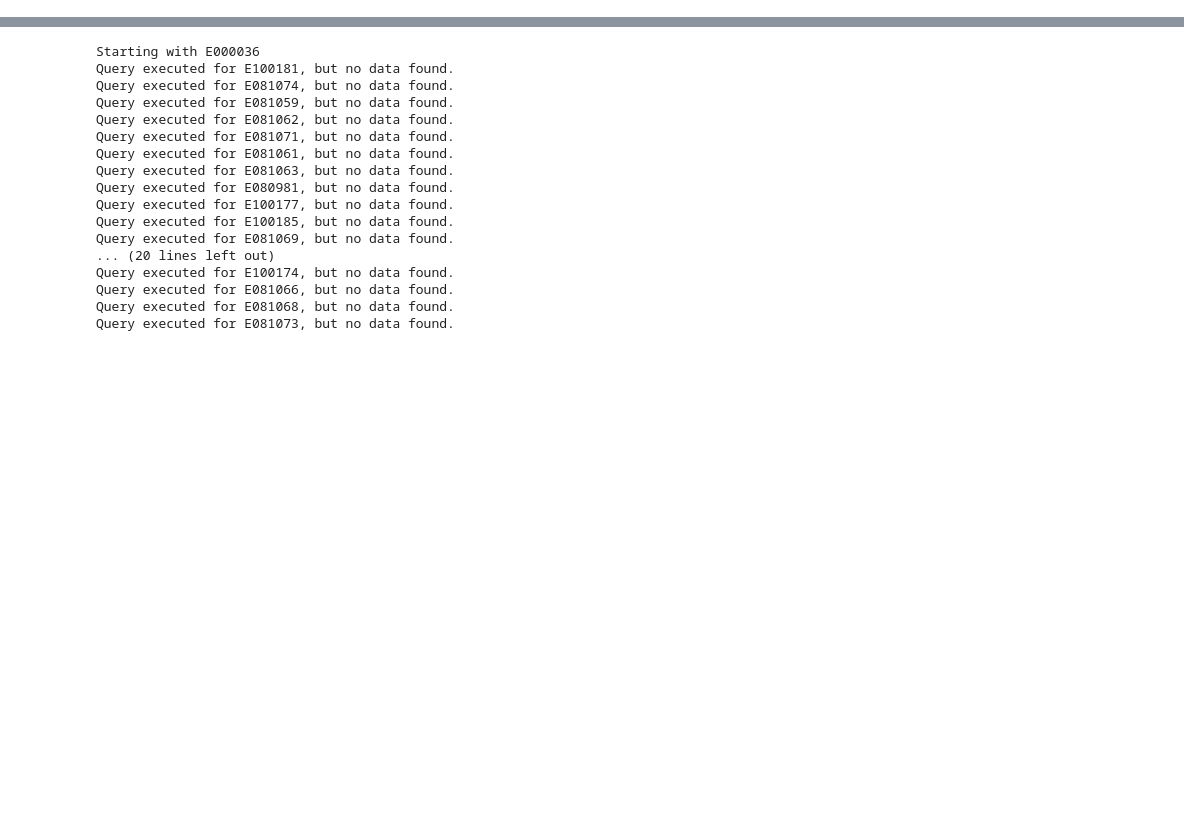
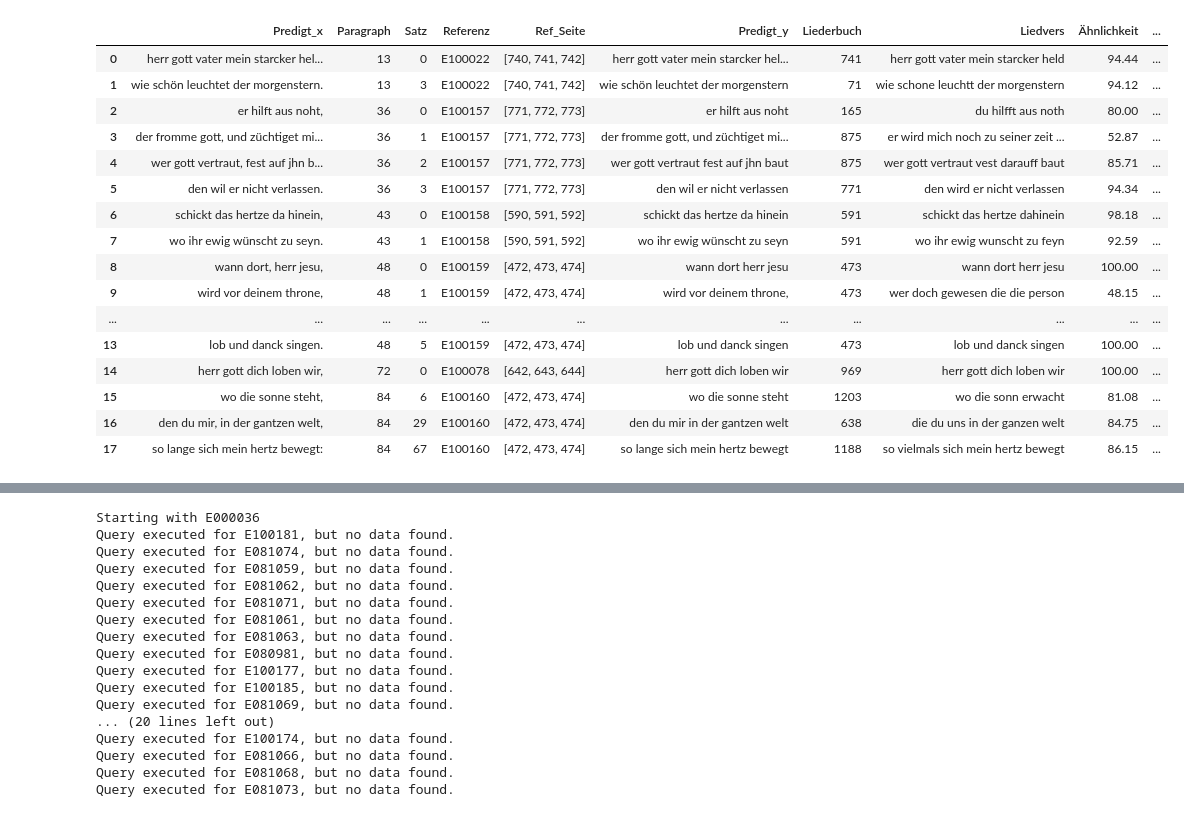
Before and after one commit to umj95/orgelpredigt_analyse, a Jupyter notebook: chunked_sermon_song_search.ipynb, the cells around one changed output, grey strips where cells are left out. Drawn from its saved outputs; the diff is of its cells as text; code cells hidden in the pictures; blank space fills up the shorter version.

```diff
--- a/chunked_sermon_song_search.ipynb
+++ b/chunked_sermon_song_search.ipynb
@@ -191,0 +250,38 @@ fuzziness = 80
+# %%
+validation = []
+for i in range(len(sermon.chunked)):                # for each paragraph
+    for j in range(len(sermon.chunked[i])):         # for each sentence
+        if " musikwerk" in sermon.chunked[i][j]["types"]:
+            line = " ".join(sermon.chunked[i][j]["words"])
+            refs = ", ".join(set(flatten(sermon.chunked[i][j]["references"])))
+            validation.append([line, i, j, refs])
+
+known_hits = pd.DataFrame(validation, columns=["Predigt", "Paragraph", "Satz", "Referenz"])
+known_hits = known_hits[known_hits['Referenz'].apply(is_song_in_book)]
+known_hits["Ref_Seite"] = known_hits['Referenz'].apply(song_page)
+
+converged_df = pd.merge(known_hits, guessed_hits, on=['Paragraph','Satz'], how='inner')
+converged_df["in_page_list"]  = converged_df.apply(lambda row: row['Liederbuch'] in row['Ref_Seite'], axis=1)
+
+# analysis
+val_hits = len(known_hits)
+
+merged_df = pd.merge(guessed_hits, known_hits, on=['Paragraph', 'Satz'], how='left', indicator=True)
+# %% [output]
+|  | Predigt_x | Paragraph | Satz | Referenz | Ref_Seite | Predigt_y | Liederbuch | Liedvers | Ähnlichkeit | ... |
+| 0 | herr gott vater mein starcker hel... | 13 | 0 | E100022 | [740, 741, 742] | herr gott vater mein starcker hel... | 741 | herr gott vater mein starcker held | 94.44 | ... |
+| 1 | wie schön leuchtet der morgenstern. | 13 | 3 | E100022 | [740, 741, 742] | wie schön leuchtet der morgenstern | 71 | wie schone leuchtt der morgenstern | 94.12 | ... |
+| 2 | er hilft aus noht, | 36 | 0 | E100157 | [771, 772, 773] | er hilft aus noht | 165 | du hilfft aus noth | 80.00 | ... |
+| 3 | der fromme gott, und züchtiget mi... | 36 | 1 | E100157 | [771, 772, 773] | der fromme gott, und züchtiget mi... | 875 | er wird mich noch zu seiner zeit ... | 52.87 | ... |
+| 4 | wer gott vertraut, fest auf jhn b... | 36 | 2 | E100157 | [771, 772, 773] | wer gott vertraut fest auf jhn baut | 875 | wer gott vertraut vest darauff baut | 85.71 | ... |
+| 5 | den wil er nicht verlassen. | 36 | 3 | E100157 | [771, 772, 773] | den wil er nicht verlassen | 771 | den wird er nicht verlassen | 94.34 | ... |
+| 6 | schickt das hertze da hinein, | 43 | 0 | E100158 | [590, 591, 592] | schickt das hertze da hinein | 591 | schickt das hertze dahinein | 98.18 | ... |
+| 7 | wo ihr ewig wünscht zu seyn. | 43 | 1 | E100158 | [590, 591, 592] | wo ihr ewig wünscht zu seyn | 591 | wo ihr ewig wunscht zu feyn | 92.59 | ... |
+| 8 | wann dort, herr jesu, | 48 | 0 | E100159 | [472, 473, 474] | wann dort herr jesu | 473 | wann dort herr jesu | 100.00 | ... |
+| 9 | wird vor deinem throne, | 48 | 1 | E100159 | [472, 473, 474] | wird vor deinem throne, | 473 | wer doch gewesen die die person | 48.15 | ... |
+| ... | ... | ... | ... | ... | ... | ... | ... | ... | ... | ... |
+| 13 | lob und danck singen. | 48 | 5 | E100159 | [472, 473, 474] | lob und danck singen | 473 | lob und danck singen | 100.00 | ... |
+| 14 | herr gott dich loben wir, | 72 | 0 | E100078 | [642, 643, 644] | herr gott dich loben wir | 969 | herr gott dich loben wir | 100.00 | ... |
+| 15 | wo die sonne steht, | 84 | 6 | E100160 | [472, 473, 474] | wo die sonne steht | 1203 | wo die sonn erwacht | 81.08 | ... |
+| 16 | den du mir, in der gantzen welt, | 84 | 29 | E100160 | [472, 473, 474] | den du mir in der gantzen welt | 638 | die du uns in der ganzen welt | 84.75 | ... |
+| 17 | so lange sich mein hertz bewegt: | 84 | 67 | E100160 | [472, 473, 474] | so lange sich mein hertz bewegt | 1188 | so vielmals sich mein hertz bewegt | 86.15 | ... |
```
Also changed, not shown: parts of 2 cells of this notebook, 8 other files.
